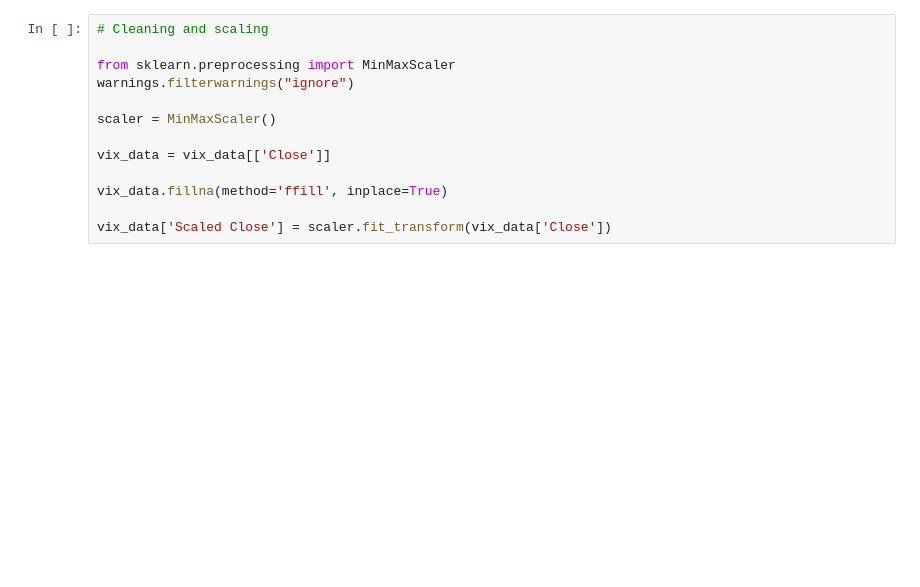
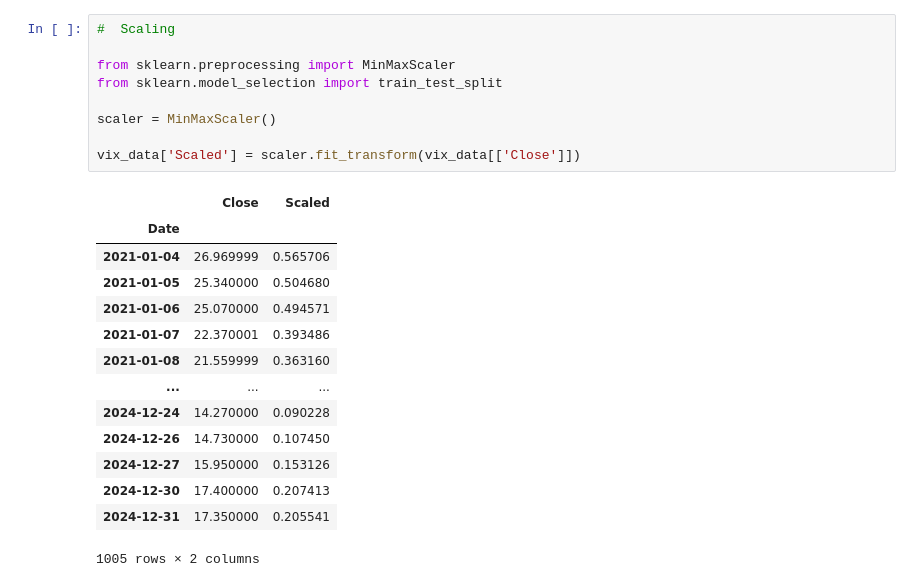
Before and after one commit to FbStatsQuant/Deep-Learning-for-Quantitative-Finance, a Jupyter notebook: VIX.ipynb, the cells around one changed output. Cells and saved outputs as stored; diff of their text form; blank space fills up the shorter version.

```diff
--- a/VIX.ipynb
+++ b/VIX.ipynb
@@ -24,16 +38,27 @@ plt.show()
 # %%
-# Cleaning and scaling
+#  Scaling
 
 from sklearn.preprocessing import MinMaxScaler
-warnings.filterwarnings("ignore")
+from sklearn.model_selection import train_test_split
 
 scaler = MinMaxScaler()
 
-vix_data = vix_data[['Close']]
-
-vix_data.fillna(method='ffill', inplace=True)
-
-vix_data['Scaled Close'] = scaler.fit_transform(vix_data['Close'])
+vix_data['Scaled'] = scaler.fit_transform(vix_data[['Close']])
+# %% [output]
+|  | Close | Scaled |
+| Date |  |  |
+| 2021-01-04 | 26.969999 | 0.565706 |
+| 2021-01-05 | 25.340000 | 0.504680 |
+| 2021-01-06 | 25.070000 | 0.494571 |
+| 2021-01-07 | 22.370001 | 0.393486 |
+| 2021-01-08 | 21.559999 | 0.363160 |
+| ... | ... | ... |
+| 2024-12-24 | 14.270000 | 0.090228 |
+| 2024-12-26 | 14.730000 | 0.107450 |
+| 2024-12-27 | 15.950000 | 0.153126 |
+| 2024-12-30 | 17.400000 | 0.207413 |
+| 2024-12-31 | 17.350000 | 0.205541 |
+1005 rows × 2 columns
 # %%
 # Sequences
 
```
Also changed, not shown: parts of 11 cells of this notebook.
